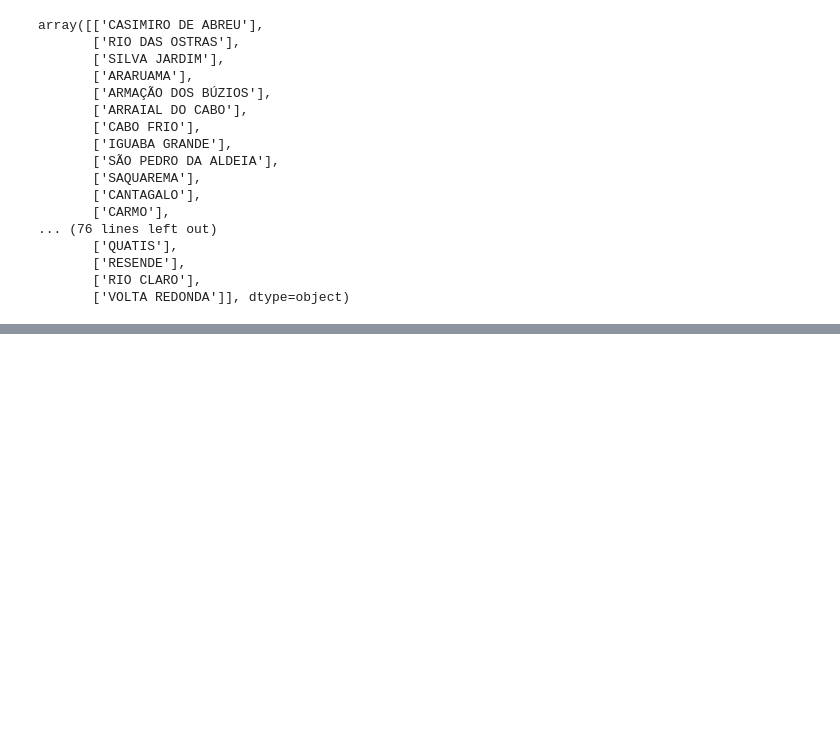
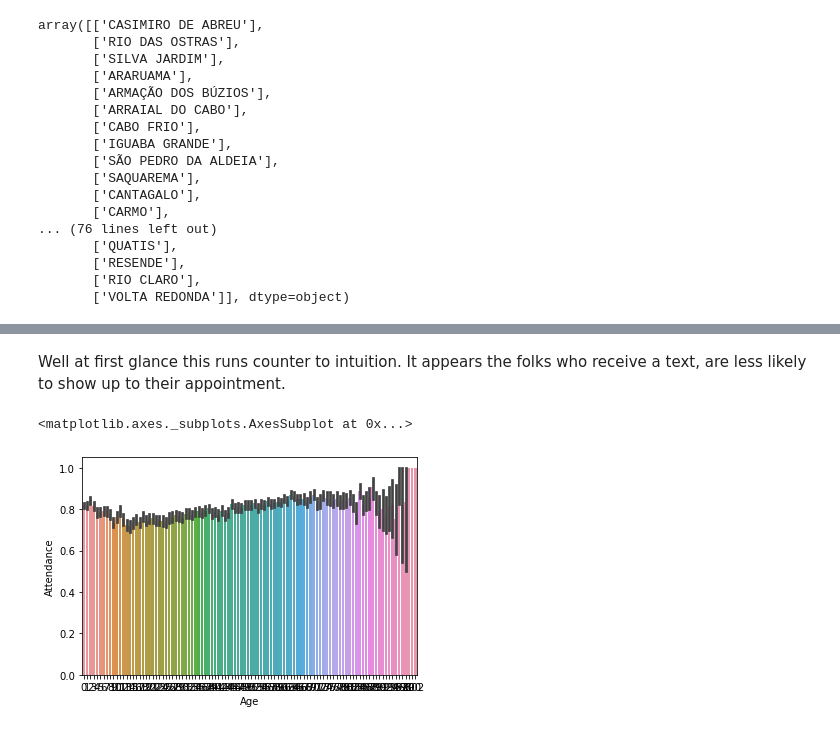
Before and after one commit to JordanPhilipMeyer/PatientNoShow, a Jupyter notebook: PredictNoShow.ipynb, the cells around one changed output, grey strips where cells are left out. Cells and saved outputs as stored; diff of their text form; code cells hidden in the pictures; blank space fills up the shorter version.

```diff
--- a/PredictNoShow.ipynb
+++ b/PredictNoShow.ipynb
@@ -463,0 +660,7 @@ array([['CASIMIRO DE ABREU'],
+# %% [markdown]
+Well at first glance this runs counter to intuition. It appears the folks who receive a text, are less likely to show up to their appointment.
+# %%
+sns.barplot(x='Age',y='Attendance', data=df_with_dummy, orient = 'v')
+# %% [output]
+<matplotlib.axes._subplots.AxesSubplot at 0x...>
+[figure, added]
```
Also changed, not shown: parts of 29 cells of this notebook.
